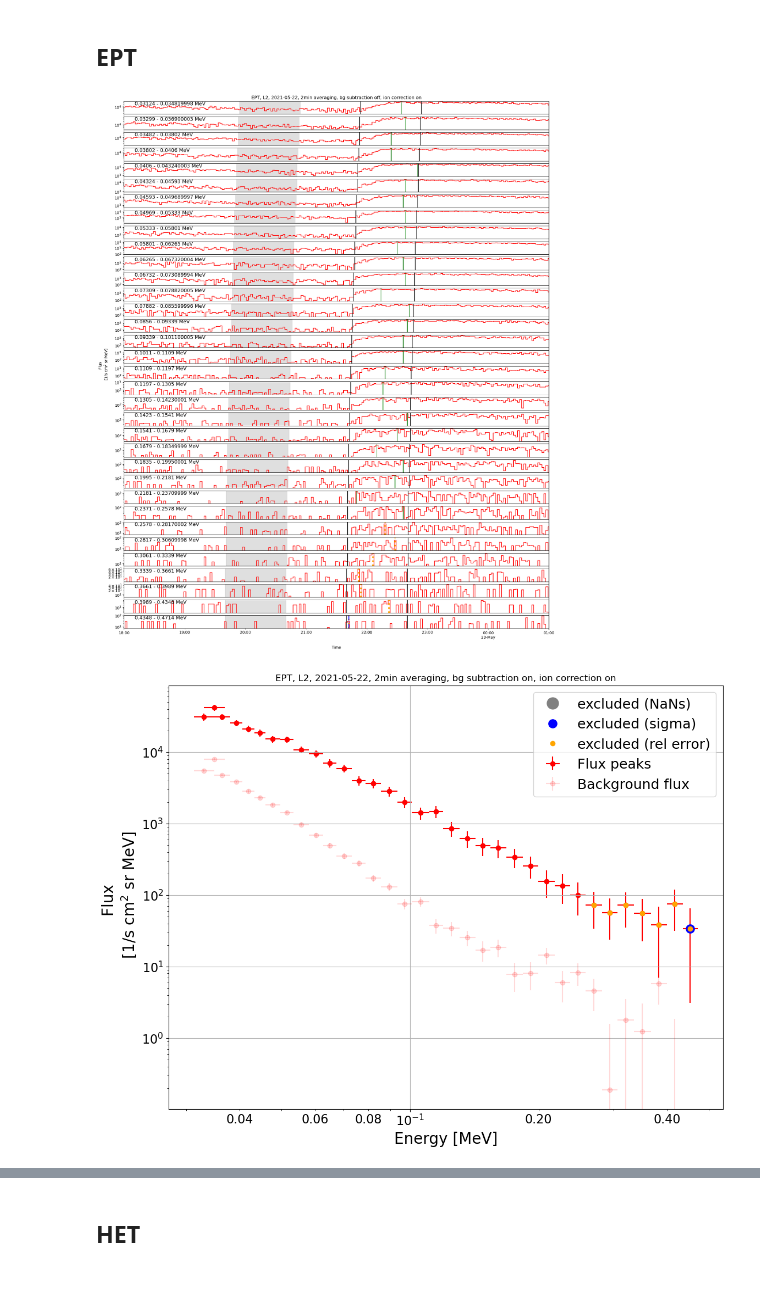
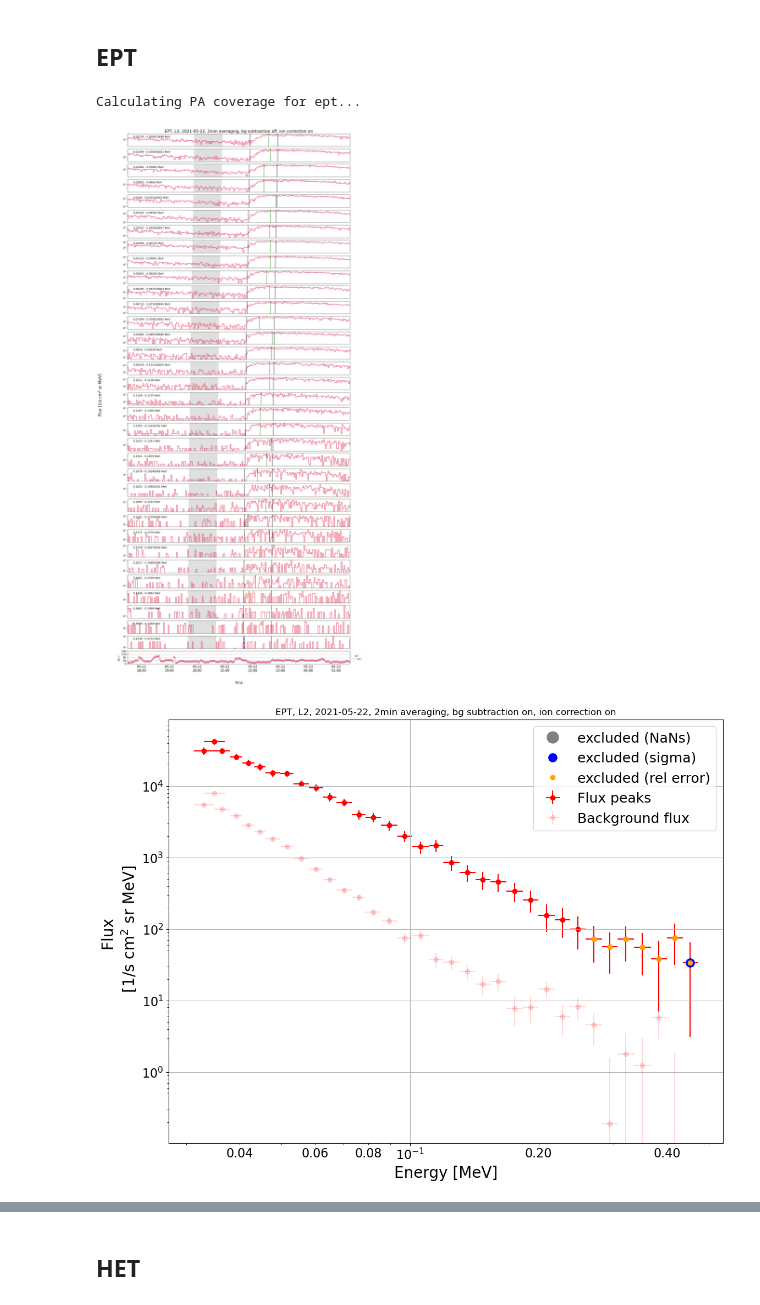
Before and after one commit to AnnamariaFedeli/SolOEPD-Plot-n-Fit-SEE, a Jupyter notebook: Plot-n-Fit-SEE-EnergySpectra.ipynb, the cells around one changed output, grey strips where cells are left out. Saved outputs shown, nothing was run; the diff lists cells and outputs as text; code cells hidden in the pictures.

```diff
--- a/Plot-n-Fit-SEE-EnergySpectra.ipynb
+++ b/Plot-n-Fit-SEE-EnergySpectra.ipynb
@@ -92,4 +94,5 @@ autodownload_data = True
 #direction not in filenames need to fix that
 direction = ['sun']
 data_type = 'l2'
+plot_pa = True
 # %% [markdown]
@@ -96,0 +100,6 @@ data_type = 'l2'
+# %%
+if plot_pa:
+    msdate = dt.datetime.combine(pd.to_datetime(plot_start).date(), dt.time.min)
+    medate = dt.datetime.combine(pd.to_datetime(plot_end).date()+ dt.timedelta(days=1), dt.time.min) #+ dt.timedelta(days=1)
+
+    mag_srf = solo_mag_loader(msdate, medate, level='l2', frame='srf', av=None, path=path_to_folder)
@@ -104,3 +112,12 @@ OSError: [Errno 45] Operation not supported: '/home/annafed'
+# %%
+for view in direction:
+    df_protons_ept, df_electrons_ept, energies_ept = epd_load(sensor = 'ept', viewing = view, level = 'l2',
+                                                                  startdate = start_date, enddate = end_date,
+                                                                  path=path_to_folder, autodownload=True)
+
+    df_protons_het, df_electrons_het, energies_het = epd_load(sensor = 'het', viewing = view, level = 'l2',
+                                                            startdate = start_date, enddate = end_date,
+                                                            path=path_to_folder, autodownload=True)
 # %% [markdown]
 ## STEP
 # %%
@@ -111,10 +128,13 @@ for av in averaging:
                                       travel_distance_second_slope = travel_distance_second_slope, fixed_window = fixed_window,
                                       instrument = 'step', data_type = 'l2', averaging_mode='mean', averaging=av,
                                       masking=True)
+    if plot_pa:
+        mag_srf = mag_srf.resample('{}min'.format(av)).mean()
+        coverage = calc_pa_coverage('step', mag_srf)
 
     if saving: write_to_csv(data_step, path=path_to_folder)
     bg_b = True
-    plot_channels(data_step, bg_subtraction=bg_b, path=path_to_folder, savefig=saving)
+    plot_channels(data_step, bg_subtraction=bg_b, path=path_to_folder, savefig=saving, plot_pa=plot_pa, coverage=coverage, sensor = 'step')
     bg_b = True
     plot_spectrum_peak(data_step, bg_subtraction=bg_b, path=path_to_folder, savefig=saving)
 # %% [output]
@@ -133,25 +155,29 @@ See the caveats in the documentation: https://pandas.pydata.org/pandas-docs/stab
 ## EPT
 # %%
 for view in direction:
-    df_protons_ept, df_electrons_ept, energies_ept = epd_load(sensor = 'ept', viewing = view, level = 'l2',
-                                                                  startdate = start_date, enddate = end_date,
-                                                                  path=path_to_folder, autodownload=True)
     for av in averaging:
     #for ion_b in [False, True]:
         ion_b = True
         data_ept = extract_electron_data(df_electrons_ept, energies_ept, plot_start, plot_end, t_inj, bgstart = bg_start,
                                          bgend = bg_end, bg_distance_from_window = bg_distance_from_window, bg_period = bg_period,
                                          travel_distance = travel_distance, travel_distance_second_slope=travel_distance_second_slope,
                                          fixed_window=fixed_window, instrument = 'ept', data_type = 'l2',
                                          averaging_mode=averaging_mode, averaging=av, masking=True,
                                          ion_conta_corr=ion_b, df_protons = df_protons_ept)
 
+        if plot_pa:
+            mag_srf = mag_srf.resample('{}min'.format(av)).mean()
+            coverage = calc_pa_coverage('ept', mag_srf)
+        else:
+            coverage = None
+
         if saving: write_to_csv(data_ept, path=path_to_folder)
         bg_b = False
-        plot_channels(data_ept, bg_subtraction=bg_b, path=path_to_folder, savefig=saving, frac_nan_threshold=frac_nan_threshold, rel_err_threshold=0.5)
+        plot_channels(data_ept, bg_subtraction=bg_b, path=path_to_folder, savefig=saving, frac_nan_threshold=frac_nan_threshold, rel_err_threshold=0.5, plot_pa=plot_pa, coverage=coverage, sensor = 'ept', viewing='sun')
         bg_b = True
         plot_spectrum_peak(data_ept, bg_subtraction=bg_b, path=path_to_folder, savefig=saving, frac_nan_threshold=frac_nan_threshold)
-        plot_spectrum_average(data_ept, bg_subtraction=bg_b, path=path_to_folder, savefig=saving, frac_nan_threshold=frac_nan_threshold)
+        #plot_spectrum_average(data_ept, bg_subtraction=bg_b, path=path_to_folder, savefig=saving, frac_nan_threshold=frac_nan_threshold)
 # %% [output]
+Calculating PA coverage for ept...
-[figure, old version]
+[figure, new version]
 [figure]
```
Also changed, not shown: parts of 19 cells of this notebook, 5 other files.
